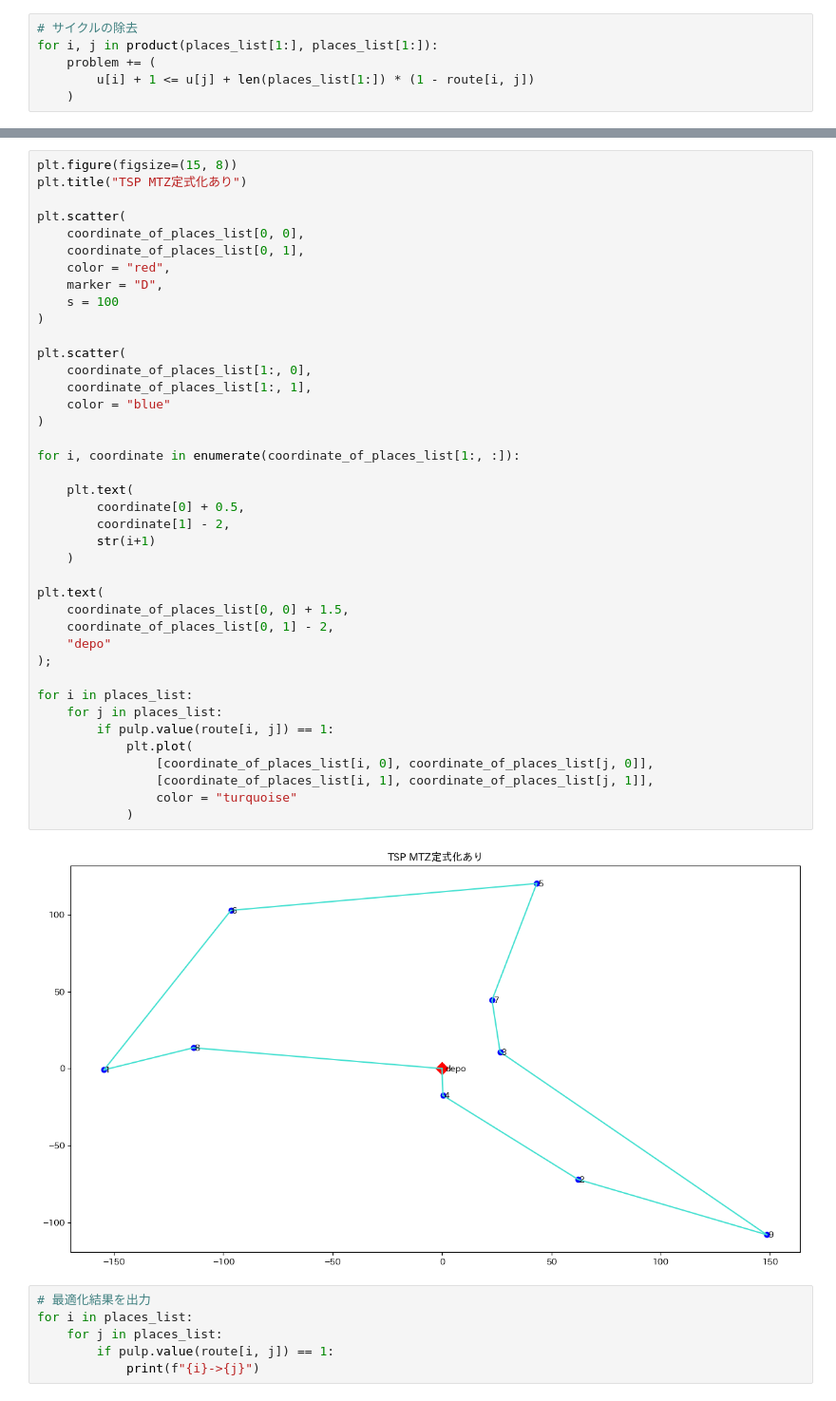
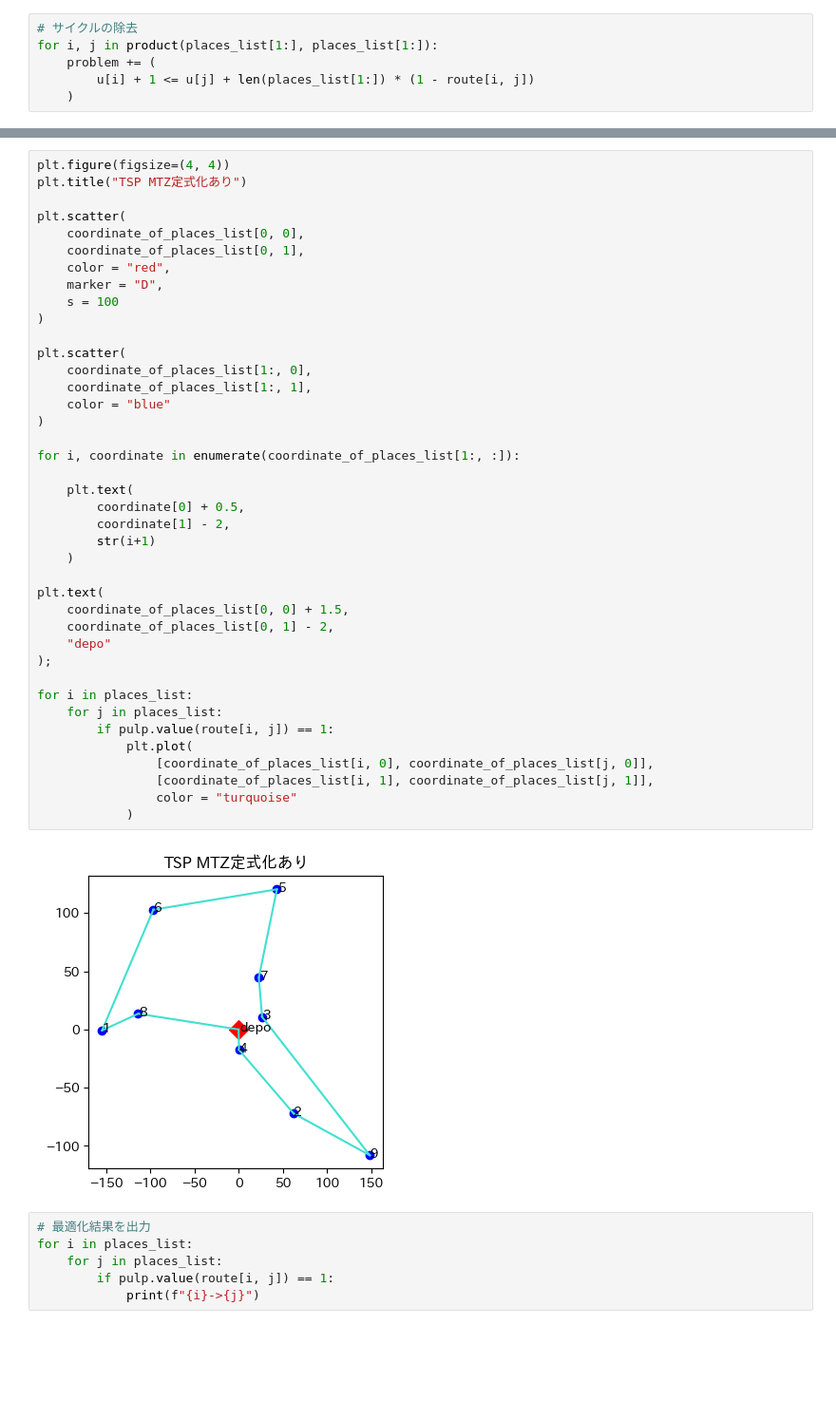
Before and after one commit to KJMAN678/VPR, a Jupyter notebook: 02_appendix.ipynb, the cells around one changed output, grey strips where cells are left out. Shown at 95% size. Saved outputs shown, nothing was run; the diff lists cells and outputs as text; blank space fills up the shorter version.

```diff
--- a/02_appendix.ipynb
+++ b/02_appendix.ipynb
@@ -253,7 +253,7 @@ Total time (CPU seconds):       0.17   (Wallclock seconds):       0.17
 1
 893.4272928915565
 # %%
-plt.figure(figsize=(15, 8))
+plt.figure(figsize=(4, 4))
 plt.title("TSP MTZ定式化あり")
 
 plt.scatter(
@@ -266,34 +266,34 @@ plt.scatter(
 
 plt.scatter(
     coordinate_of_places_list[1:, 0],
     coordinate_of_places_list[1:, 1],
     color = "blue"
 )
 
 for i, coordinate in enumerate(coordinate_of_places_list[1:, :]):
 
     plt.text(
         coordinate[0] + 0.5,
         coordinate[1] - 2,
         str(i+1)
     )
 
 plt.text(
     coordinate_of_places_list[0, 0] + 1.5,
     coordinate_of_places_list[0, 1] - 2,
     "depo"
 );
 
 for i in places_list:
     for j in places_list:
         if pulp.value(route[i, j]) == 1:
             plt.plot(
                 [coordinate_of_places_list[i, 0], coordinate_of_places_list[j, 0]],
                 [coordinate_of_places_list[i, 1], coordinate_of_places_list[j, 1]],
                 color = "turquoise"
             )
 # %% [output]
-[figure, old version]
+[figure, new version]
 # %%
 # 最適化結果を出力
 for i in places_list:
```
Also changed, not shown: parts of 27 cells of this notebook, 1 other file.
